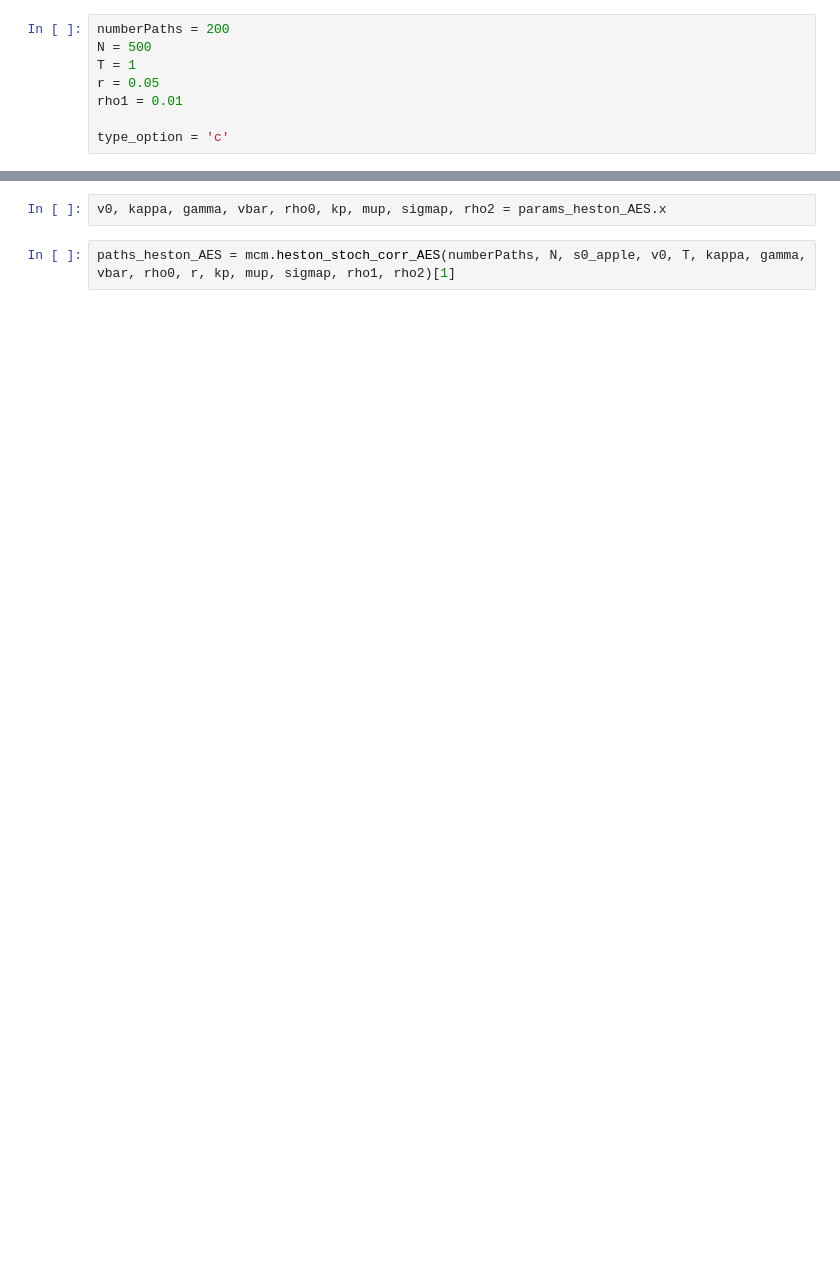
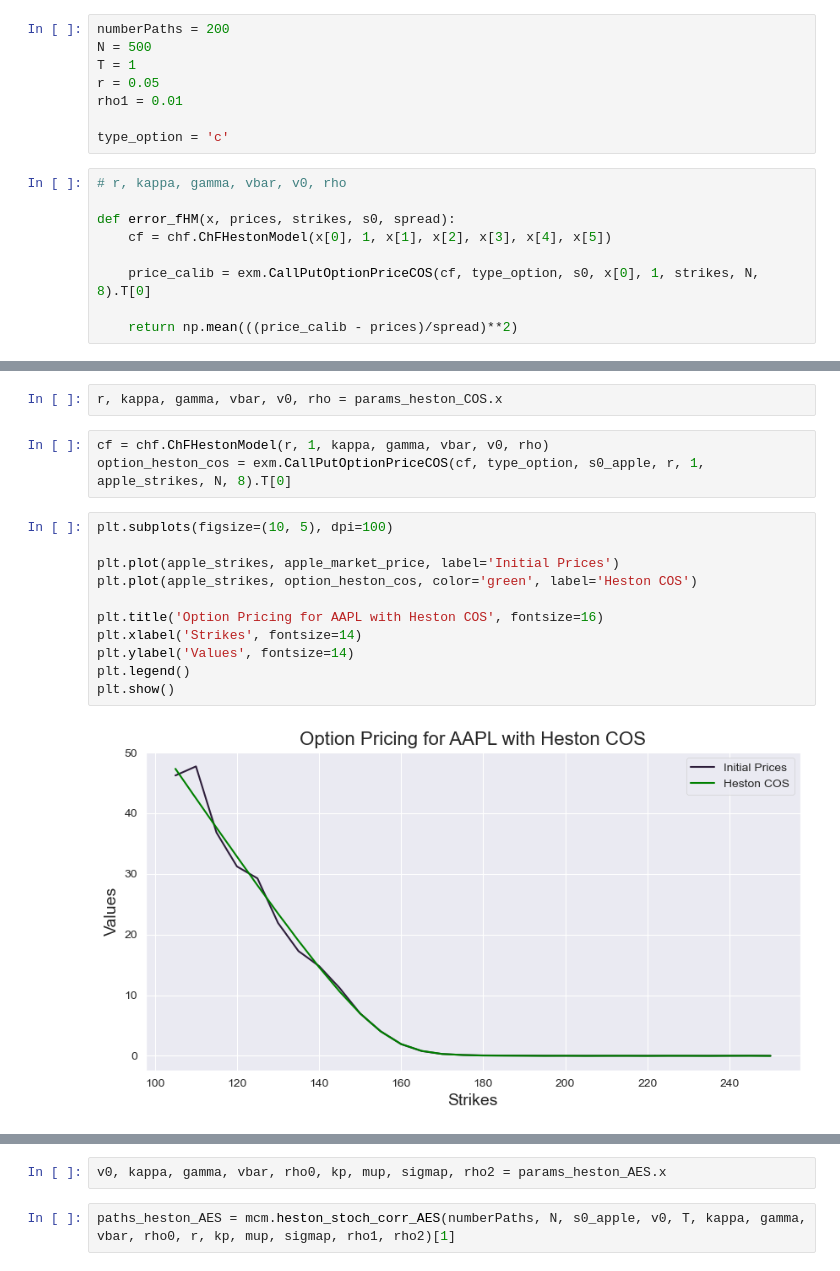
Before and after one commit to kirillzx/Generalized-Bates-model-draft, a Jupyter notebook: Calibrations/Calibration_Main.ipynb, the cells around one changed output, grey strips where cells are left out. Saved outputs shown, nothing was run; the diff lists cells and outputs as text; blank space fills up the shorter version.

```diff
--- a/Calibrations/Calibration_Main.ipynb
+++ b/Calibrations/Calibration_Main.ipynb
@@ -64,3 +76,12 @@ r = 0.05
 rho1 = 0.01
 
 type_option = 'c'
+# %%
+# r, kappa, gamma, vbar, v0, rho
+
+def error_fHM(x, prices, strikes, s0, spread):
+    cf = chf.ChFHestonModel(x[0], 1, x[1], x[2], x[3], x[4], x[5])
+
+    price_calib = exm.CallPutOptionPriceCOS(cf, type_option, s0, x[0], 1, strikes, N, 8).T[0]
+
+    return np.mean(((price_calib - prices)/spread)**2)
@@ -67,3 +109,21 @@ type_option = 'c'
+# %%
+r, kappa, gamma, vbar, v0, rho = params_heston_COS.x
+# %%
+cf = chf.ChFHestonModel(r, 1, kappa, gamma, vbar, v0, rho)
+option_heston_cos = exm.CallPutOptionPriceCOS(cf, type_option, s0_apple, r, 1, apple_strikes, N, 8).T[0]
+# %%
+plt.subplots(figsize=(10, 5), dpi=100)
+
+plt.plot(apple_strikes, apple_market_price, label='Initial Prices')
+plt.plot(apple_strikes, option_heston_cos, color='green', label='Heston COS')
+
+plt.title('Option Pricing for AAPL with Heston COS', fontsize=16)
+plt.xlabel('Strikes', fontsize=14)
+plt.ylabel('Values', fontsize=14)
+plt.legend()
+plt.show()
+# %% [output]
+[figure, added]
 # %%
 # v0, kappa, gamma, vbar, rho0, kp, mup, sigmap, rho2
 
```
Also changed, not shown: parts of 24 cells of this notebook.
